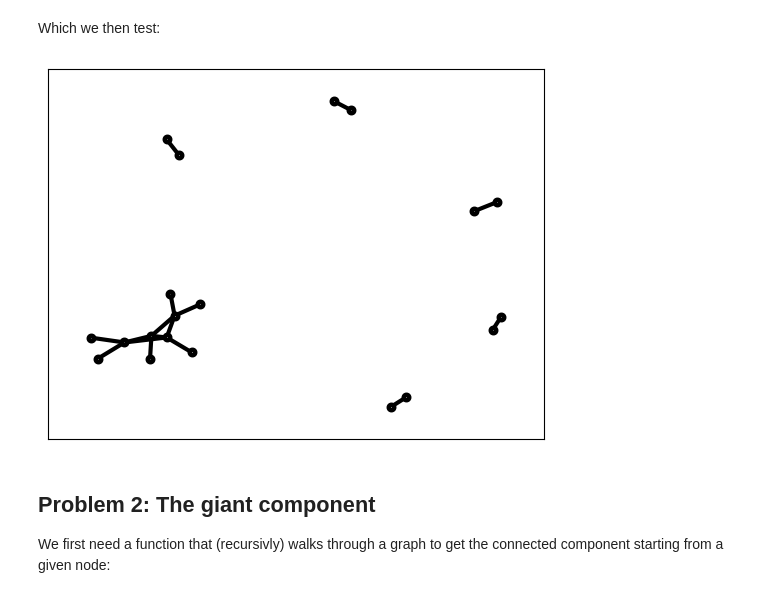
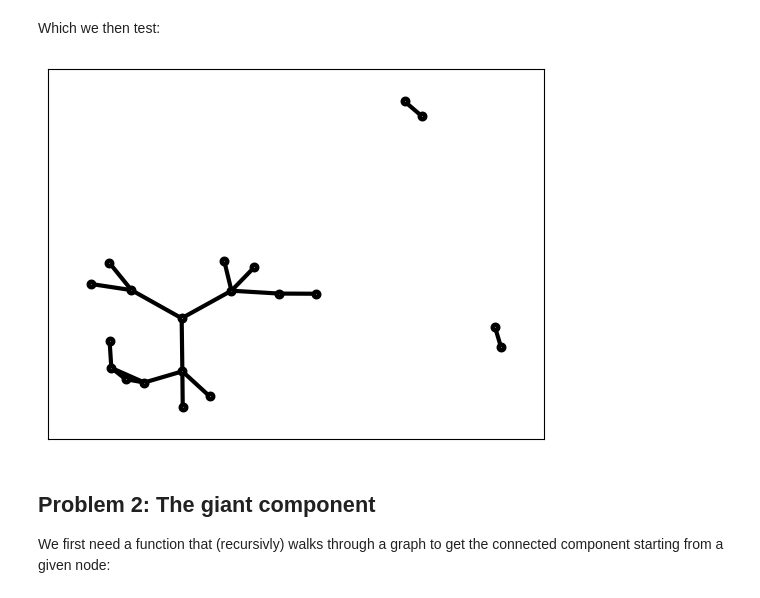
Before and after one commit to jolatechno/cours-ENS, a Jupyter notebook: cours/M2/S4/network/project/JosephTOUZET_complex_network.ipynb, the cells around one changed output. Cells and saved outputs as stored; diff of their text form; code cells hidden in the pictures.

```diff
--- a/cours/M2/S4/network/project/JosephTOUZET_complex_network.ipynb
+++ b/cours/M2/S4/network/project/JosephTOUZET_complex_network.ipynb
@@ -83,11 +83,11 @@ def gen_rgm_biased(N, pi):
 # %% [markdown]
 Which we then test:
 # %%
-graph = gen_rgm_biased(20, 0.2)
+graph = gen_rgm_biased(20, 0.4)
 
 nx.draw_networkx(graph, **options)
 # %% [output]
-[figure, old version]
+[figure, new version]
 # %% [markdown]
 ## Problem 2: The giant component
 
```
Also changed, not shown: parts of 20 cells of this notebook.
